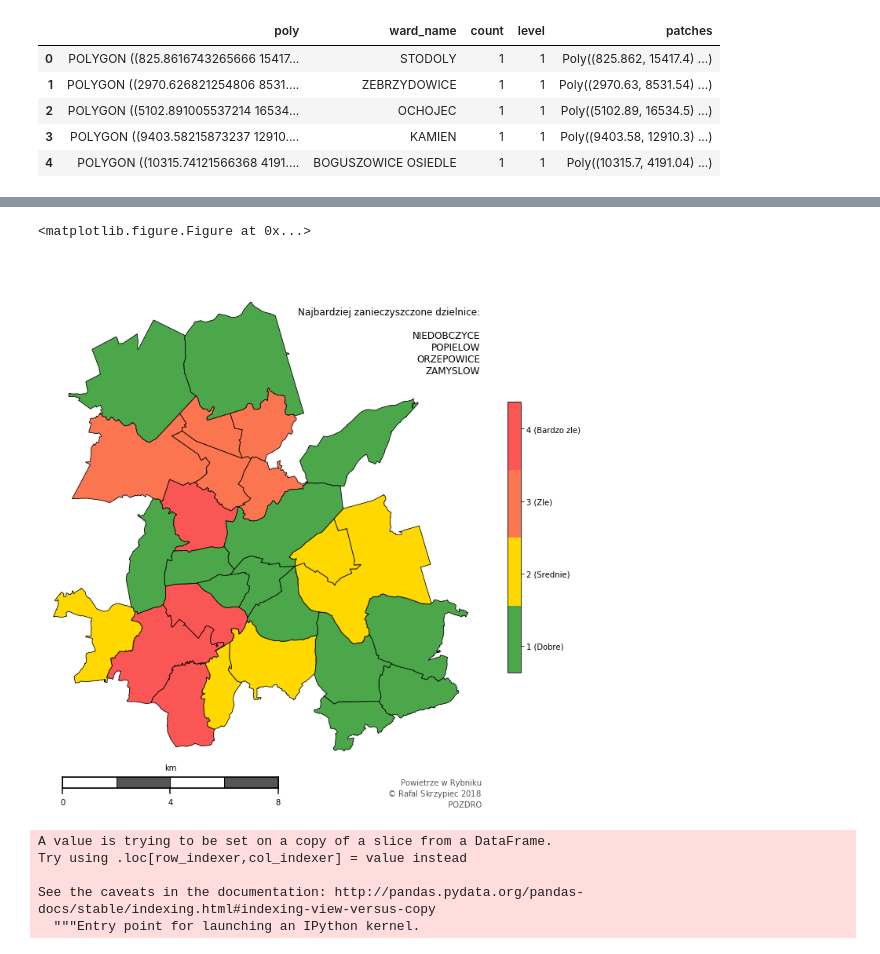
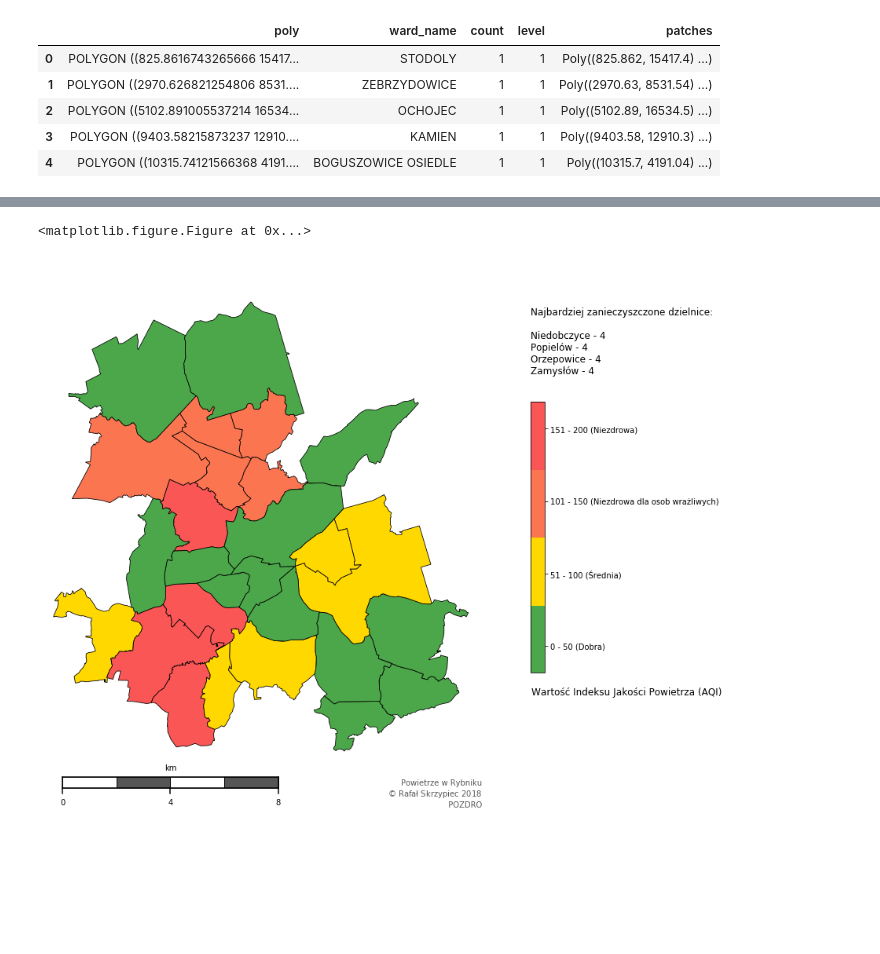
Before and after one commit to skrzypiec/powietrze_w_rybniku, a Jupyter notebook: script/map-merged.ipynb, the cells around one changed output, grey strips where cells are left out. Cells and saved outputs as stored; diff of their text form; code cells hidden in the pictures; blank space fills up the shorter version.

Commit message:
city's map
polishing

```diff
--- a/script/map-merged.ipynb
+++ b/script/map-merged.ipynb
@@ -93,7 +93,7 @@ sensors
 # %% [markdown]
 ### Według skryptu londyńskiego
 # %%
-shp = fiona.open('city_geo.shp')
+shp = fiona.open('data/city.shp')
 bds = shp.bounds
 shp.close()
 extra = 0.01
@@ -146,7 +150,7 @@ sensors.head()
 # set up a map dataframe
 df_map = pd.DataFrame({
     'poly': [Polygon(xy) for xy in m.rybnik],
-    'ward_name': [ward['jpt_nazwa_'] for ward in m.rybnik_info]})
+    'ward_name': [ward['name'] for ward in m.rybnik_info]})
 #df_map['area_m'] = df_map['poly'].map(lambda x: x.area)
 #df_map['area_km'] = df_map['area_m'] / 100000
 
@@ -262,0 +262,8 @@ jenks_labels = ['1 (Dobre)',
+# %%
+jenks_labels = ['0 - 50 (Dobra)',
+ '51 - 100 (Średnia)',
+ '101 - 150 (Niezdrowa dla osob wrażliwych)',
+ '151 - 200 (Niezdrowa)']
+
+for i, text in enumerate(jenks_labels):
+    jenks_labels[i] = text.decode('utf-8')
@@ -269,10 +283,3 @@ df_map.head()
 | 2 | POLYGON ((5102.891005537214 16534... | OCHOJEC | 1 | 1 | Poly((5102.89, 16534.5) ...) |
 | 3 | POLYGON ((9403.58215873237 12910.... | KAMIEN | 1 | 1 | Poly((9403.58, 12910.3) ...) |
 | 4 | POLYGON ((10315.74121566368 4191.... | BOGUSZOWICE OSIEDLE | 1 | 1 | Poly((10315.7, 4191.04) ...) |
-# %%
-df_map.ward_name[9] = 'POPIELOW'
-df_map.ward_name[11] = 'RADZIEJOW'
-df_map.ward_name[15] = 'GOLEJOW'
-df_map.ward_name[21] = 'ZAMYSLOW'
-df_map.ward_name[23] = 'RYBNIK-POLNOC'
-df_map.ward_name[25] = 'SRODMIESICE'
@@ -300,6 +289,9 @@ cmap = colors.ListedColormap(['#4ca74a','#ffd800','#fb7551','#fb5656'])
 bounds= [1,2,3,4]
 norm = colors.BoundaryNorm(bounds, cmap.N)
 # %%
+#!/usr/bin/env python
+# -*- coding: utf-8 -*-
+
 plt.clf()
 fig = plt.figure()
 ax = fig.add_subplot(111, facecolor='w', frame_on=False)
@@ -320,47 +312,50 @@ cb.ax.tick_params(labelsize=10)
 
 # Show highest densities, in descending order
 highest = '\n'.join(
-    value[1] for _, value in df_map[(df_map['level'] == 4)][:5].sort_index().iterrows())
+    value[1] + " - " + str(value[3]) for _, value in df_map[(df_map['level'] == 4)][:5].sort_index().iterrows()).decode('utf-8')
+
+
 highest = 'Najbardziej zanieczyszczone dzielnice:\n\n' + highest
 # Subtraction is necessary for precise y coordinate alignment
 details = cb.ax.text(
-    -2, 1.35,
+    0., 1.35,
     highest,
-    ha='right', va='top',
+    ha='left', va='top',
     size=12,
     color='#000000')
 
 # Bin method, copyright and source data info
 smallprint = ax.text(
     1.03, 0,
-    'Powietrze w Rybniku\n$\copyright$ Rafal Skrzypiec 2018\n  POZDRO',
+    'Powietrze w Rybniku\n$\copyright$ Rafał Skrzypiec 2018\n  POZDRO'.decode('utf-8'),
     ha='right', va='bottom',
     size=10,
     color='#555555',
     transform=ax.transAxes)
+
+# Mapscale label
+label = 'Wartość Indeksu Jakości Powietrza (AQI)'
+mapscale_label = cb.ax.text(
+    0.05, -0.05,
+    label.decode('utf-8'),
+    ha='left', va='top',
+    size=12,
+    color='#000000')
 
 # Draw a map scale
 m.drawmapscale(
     coords[0] + 0.06, coords[1] - 0.01,
     coords[0], coords[1],
     8.,
     barstyle='fancy', labelstyle='simple',
     fillcolor1='w', fillcolor2='#555555',
     fontcolor='#000000', fontsize=10,
     zorder=5)
-# this will set the image width to 722px at 100dpi
+# this will set the image width to 1000px at 100dpi
 plt.tight_layout()
-fig.set_size_inches(10, 10)
-plt.savefig('ryyyb.png', dpi=200, alpha=True)
+fig.set_size_inches(12, 10)
+plt.savefig('ryyyb1.png', dpi=200, alpha=True)
 plt.show()
 # %% [output]
 <matplotlib.figure.Figure at 0x...>
-[figure, old version]
+[figure, new version]
-# %%
-df_map['id'] = pd.Series([2269, 2250, 2198, 2312, 2211, 2297, 2348, 2324, 2329, 2341, 2206, 2273, 2095, 2328, 2202, 2174, 2083, 2359, 2301, 2243, 2331, 2110, 2333,  2303, 2091, 2107, 2094 ])
-# %% [output]
-A value is trying to be set on a copy of a slice from a DataFrame.
-Try using .loc[row_indexer,col_indexer] = value instead
-
-See the caveats in the documentation: http://pandas.pydata.org/pandas-docs/stable/indexing.html#indexing-view-versus-copy
-  """Entry point for launching an IPython kernel.
```
Also changed, not shown: parts of 10 cells of this notebook, 11 other files.
